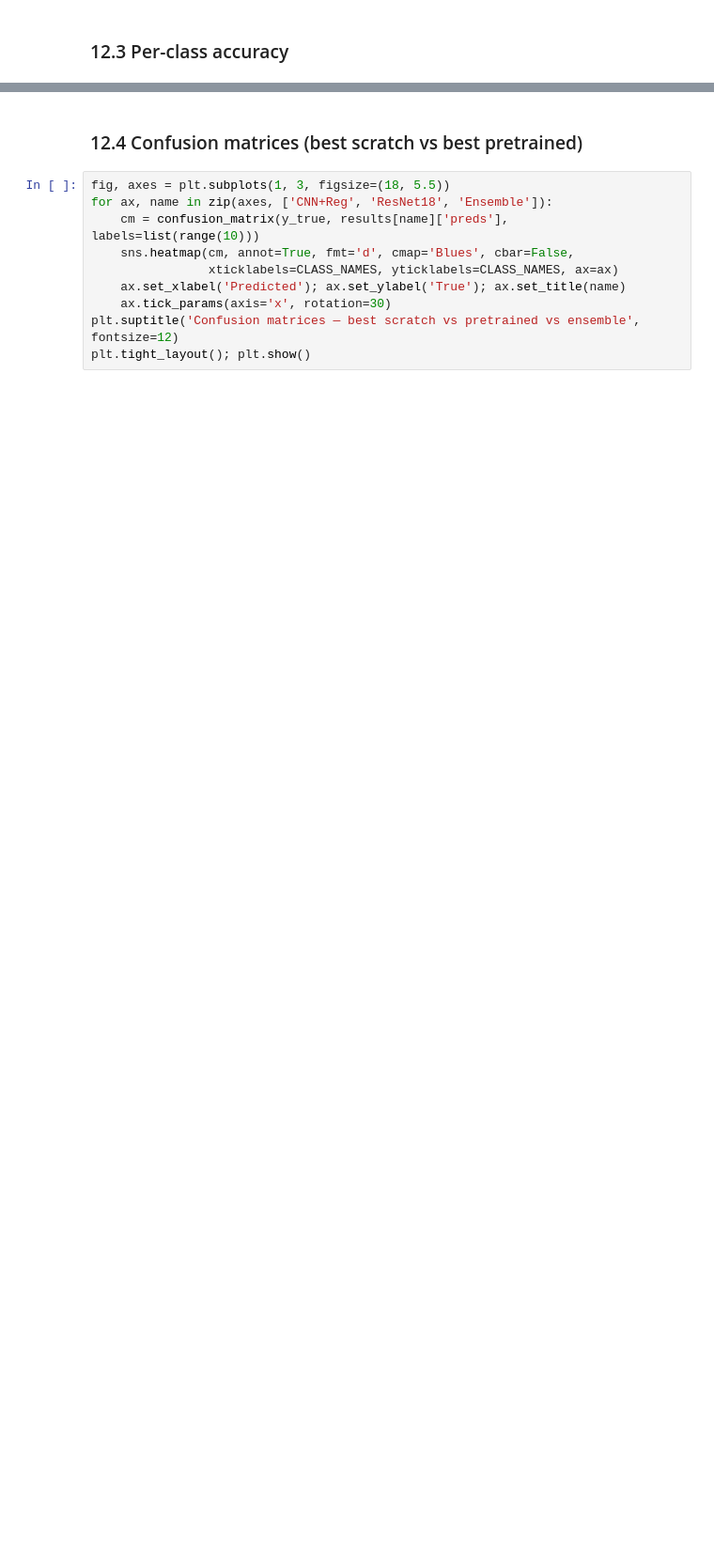
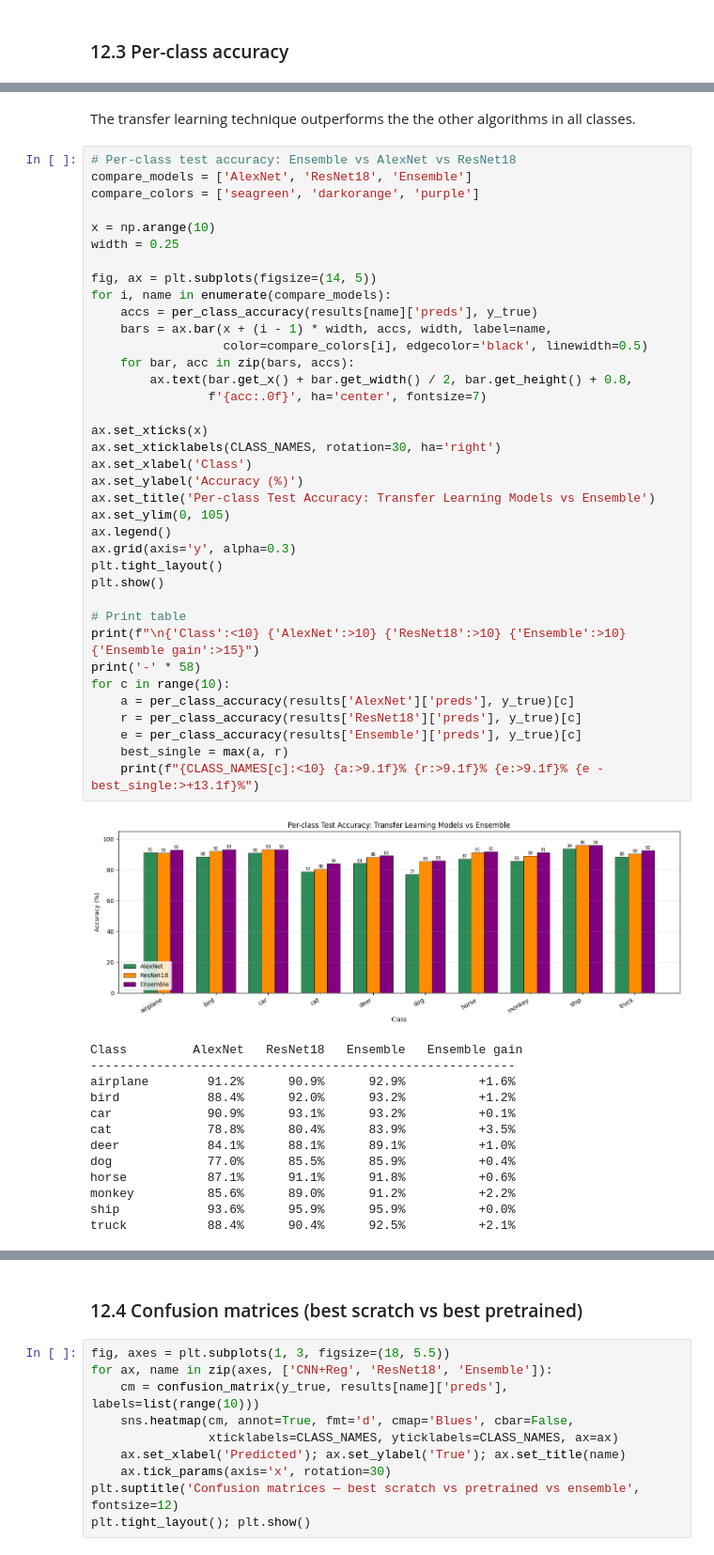
Before and after one commit to EstherAbik/Deep-Learning-Project, a Jupyter notebook: Deep_Learning_Project.ipynb, the cells around one changed output, grey strips where cells are left out. Shown at 94% size. Cells and saved outputs as stored; diff of their text form; blank space fills up the shorter version.

```diff
--- a/Deep_Learning_Project.ipynb
+++ b/Deep_Learning_Project.ipynb
@@ -654,0 +823,53 @@ plt.tight_layout(); plt.show()
+# %% [markdown]
+The transfer learning technique outperforms the the other algorithms in all classes.
+# %%
+# Per-class test accuracy: Ensemble vs AlexNet vs ResNet18
+compare_models = ['AlexNet', 'ResNet18', 'Ensemble']
+compare_colors = ['seagreen', 'darkorange', 'purple']
+
+x = np.arange(10)
+width = 0.25
+
+fig, ax = plt.subplots(figsize=(14, 5))
+for i, name in enumerate(compare_models):
+    accs = per_class_accuracy(results[name]['preds'], y_true)
+    bars = ax.bar(x + (i - 1) * width, accs, width, label=name,
+                  color=compare_colors[i], edgecolor='black', linewidth=0.5)
+    for bar, acc in zip(bars, accs):
+        ax.text(bar.get_x() + bar.get_width() / 2, bar.get_height() + 0.8,
+                f'{acc:.0f}', ha='center', fontsize=7)
+
+ax.set_xticks(x)
+ax.set_xticklabels(CLASS_NAMES, rotation=30, ha='right')
+ax.set_xlabel('Class')
+ax.set_ylabel('Accuracy (%)')
+ax.set_title('Per-class Test Accuracy: Transfer Learning Models vs Ensemble')
+ax.set_ylim(0, 105)
+ax.legend()
+ax.grid(axis='y', alpha=0.3)
+plt.tight_layout()
+plt.show()
+
+# Print table
+print(f"\n{'Class':<10} {'AlexNet':>10} {'ResNet18':>10} {'Ensemble':>10} {'Ensemble gain':>15}")
+print('-' * 58)
+for c in range(10):
+    a = per_class_accuracy(results['AlexNet']['preds'], y_true)[c]
+    r = per_class_accuracy(results['ResNet18']['preds'], y_true)[c]
+    e = per_class_accuracy(results['Ensemble']['preds'], y_true)[c]
+    best_single = max(a, r)
+    print(f"{CLASS_NAMES[c]:<10} {a:>9.1f}% {r:>9.1f}% {e:>9.1f}% {e - best_single:>+13.1f}%")
+# %% [output]
+[figure, added]
+Class         AlexNet   ResNet18   Ensemble   Ensemble gain
+----------------------------------------------------------
+airplane        91.2%      90.9%      92.9%          +1.6%
+bird            88.4%      92.0%      93.2%          +1.2%
+car             90.9%      93.1%      93.2%          +0.1%
+cat             78.8%      80.4%      83.9%          +3.5%
+deer            84.1%      88.1%      89.1%          +1.0%
+dog             77.0%      85.5%      85.9%          +0.4%
+horse           87.1%      91.1%      91.8%          +0.6%
+monkey          85.6%      89.0%      91.2%          +2.2%
+ship            93.6%      95.9%      95.9%          +0.0%
+truck           88.4%      90.4%      92.5%          +2.1%
```
Also changed, not shown: parts of 50 cells of this notebook, 1 other file.
